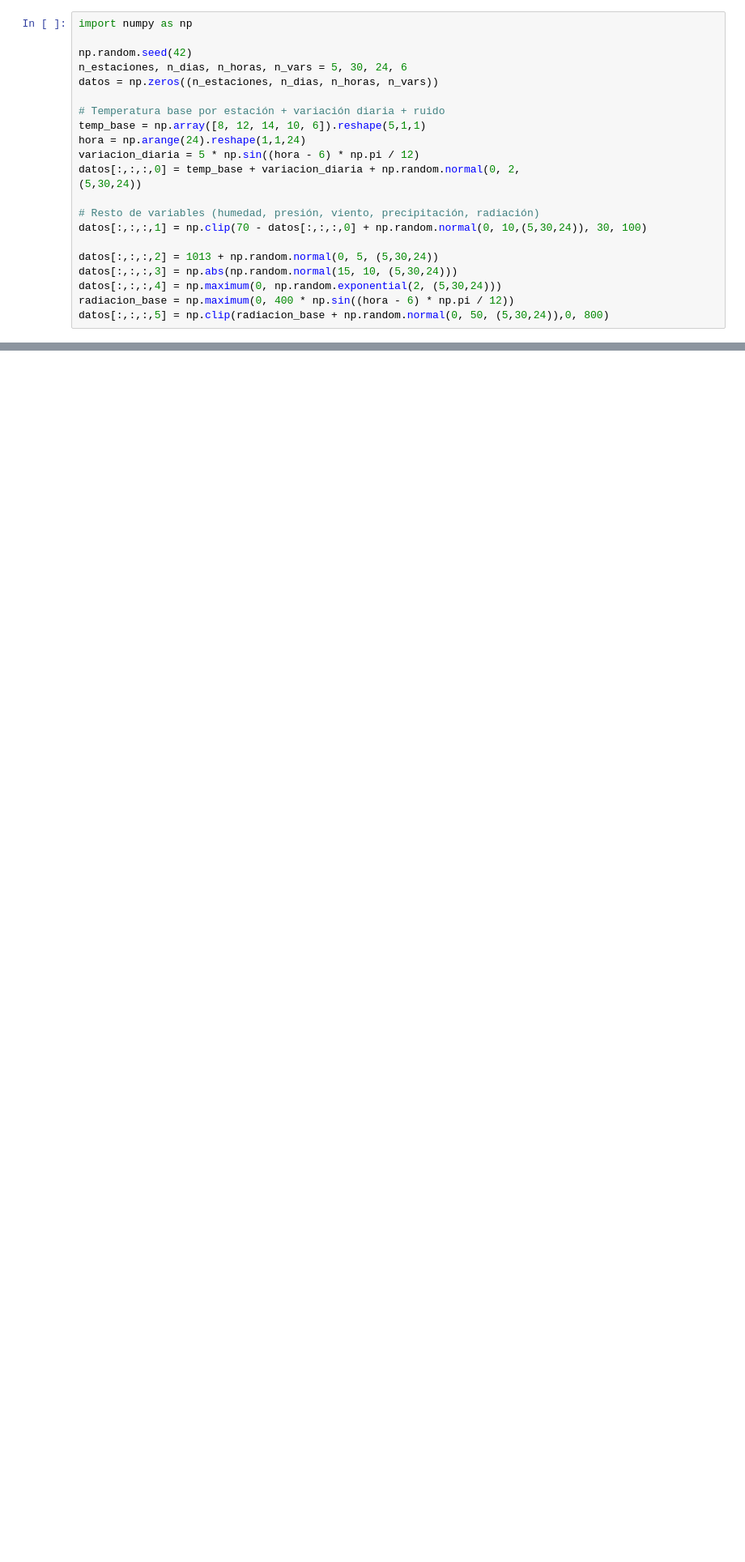
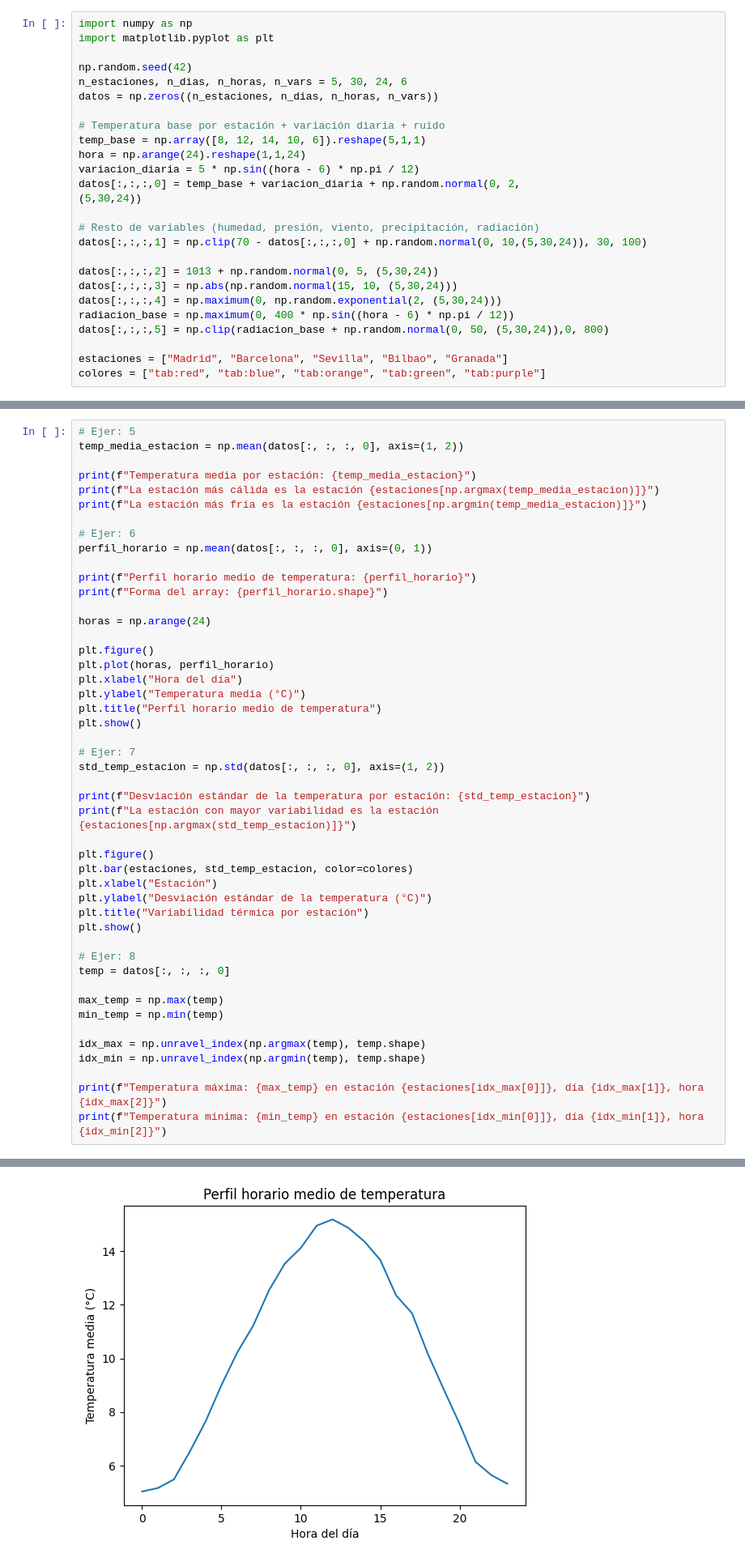
Before and after one commit to D1dix/proyecto_IAs, a Jupyter notebook: 01-numpy-analisis/Temperaturas.ipynb, the cells around one changed output, grey strips where cells are left out. Shown at 81% size. Saved outputs shown, nothing was run; the diff lists cells and outputs as text; blank space fills up the shorter version.

```diff
--- a/01-numpy-analisis/Temperaturas.ipynb
+++ b/01-numpy-analisis/Temperaturas.ipynb
@@ -2,6 +2,7 @@
 <a href="https://colab.research.google.com/github/D1dix/proyecto_IAs/blob/main/01-numpy-analisis/Temperaturas.ipynb" target="_parent"><img src="https://colab.research.google.com/assets/colab-badge.svg" alt="Open In Colab"/></a>
 # %%
 import numpy as np
+import matplotlib.pyplot as plt
 
 np.random.seed(42)
 n_estaciones, n_dias, n_horas, n_vars = 5, 30, 24, 6
@@ -22,6 +23,9 @@ datos[:,:,:,3] = np.abs(np.random.normal(15, 10, (5,30,24)))
 datos[:,:,:,4] = np.maximum(0, np.random.exponential(2, (5,30,24)))
 radiacion_base = np.maximum(0, 400 * np.sin((hora - 6) * np.pi / 12))
 datos[:,:,:,5] = np.clip(radiacion_base + np.random.normal(0, 50, (5,30,24)),0, 800)
+
+estaciones = ["Madrid", "Barcelona", "Sevilla", "Bilbao", "Granada"]
+colores = ["tab:red", "tab:blue", "tab:orange", "tab:green", "tab:purple"]
 # %% [markdown]
 
 # **Bloque 1: Exploración y acceso a datos**
@@ -61,0 +103,48 @@ Tipo de datos: float64
+# %%
+# Ejer: 5
+temp_media_estacion = np.mean(datos[:, :, :, 0], axis=(1, 2))
+
+print(f"Temperatura media por estación: {temp_media_estacion}")
+print(f"La estación más cálida es la estación {estaciones[np.argmax(temp_media_estacion)]}")
+print(f"La estación más fría es la estación {estaciones[np.argmin(temp_media_estacion)]}")
+
+# Ejer: 6
+perfil_horario = np.mean(datos[:, :, :, 0], axis=(0, 1))
+
+print(f"Perfil horario medio de temperatura: {perfil_horario}")
+print(f"Forma del array: {perfil_horario.shape}")
+
+horas = np.arange(24)
+
+plt.figure()
+plt.plot(horas, perfil_horario)
+plt.xlabel("Hora del día")
+plt.ylabel("Temperatura media (°C)")
+plt.title("Perfil horario medio de temperatura")
+plt.show()
+
+# Ejer: 7
+std_temp_estacion = np.std(datos[:, :, :, 0], axis=(1, 2))
+
+print(f"Desviación estándar de la temperatura por estación: {std_temp_estacion}")
+print(f"La estación con mayor variabilidad es la estación {estaciones[np.argmax(std_temp_estacion)]}")
+
+plt.figure()
+plt.bar(estaciones, std_temp_estacion, color=colores)
+plt.xlabel("Estación")
+plt.ylabel("Desviación estándar de la temperatura (°C)")
+plt.title("Variabilidad térmica por estación")
+plt.show()
+
+# Ejer: 8
+temp = datos[:, :, :, 0]
+
+max_temp = np.max(temp)
+min_temp = np.min(temp)
+
+idx_max = np.unravel_index(np.argmax(temp), temp.shape)
+idx_min = np.unravel_index(np.argmin(temp), temp.shape)
+
+print(f"Temperatura máxima: {max_temp} en estación {estaciones[idx_max[0]]}, día {idx_max[1]}, hora {idx_max[2]}")
+print(f"Temperatura mínima: {min_temp} en estación {estaciones[idx_min[0]]}, día {idx_min[1]}, hora {idx_min[2]}")
+# %% [output]
@@ -61,0 +159 @@ Tipo de datos: float64
+[figure, added]
```
Also changed, not shown: parts of 5 cells of this notebook.
